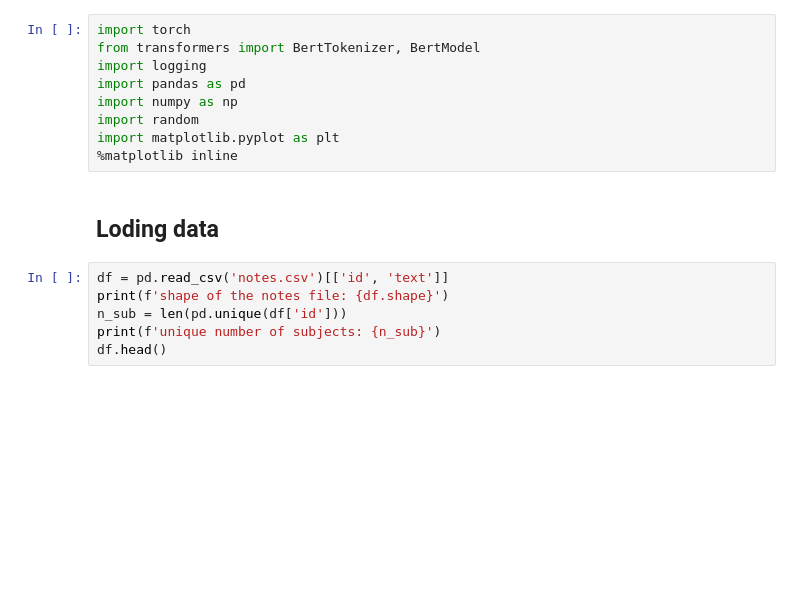
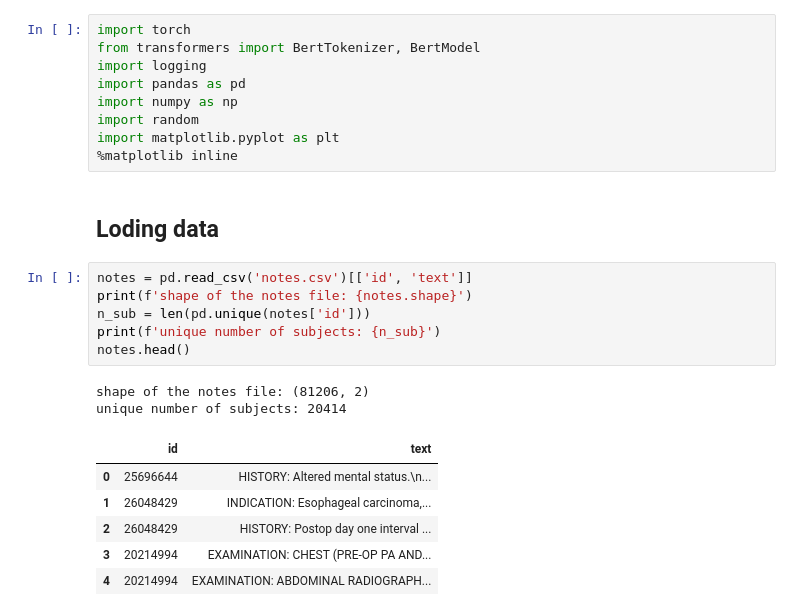
Before and after one commit to xuqianyi/SPH6004_group_assignment, a Jupyter notebook: 6004_text.ipynb, the cells around one changed output. Cells and saved outputs as stored; diff of their text form; blank space fills up the shorter version.

```diff
--- a/6004_text.ipynb
+++ b/6004_text.ipynb
@@ -12,10 +10,19 @@ import matplotlib.pyplot as plt
 # %% [markdown]
 ## Loding data
 # %%
-df = pd.read_csv('notes.csv')[['id', 'text']]
-print(f'shape of the notes file: {df.shape}')
-n_sub = len(pd.unique(df['id']))
+notes = pd.read_csv('notes.csv')[['id', 'text']]
+print(f'shape of the notes file: {notes.shape}')
+n_sub = len(pd.unique(notes['id']))
 print(f'unique number of subjects: {n_sub}')
-df.head()
+notes.head()
+# %% [output]
+shape of the notes file: (81206, 2)
+unique number of subjects: 20414
+|  | id | text |
+| 0 | 25696644 | HISTORY: Altered mental status.\n... |
+| 1 | 26048429 | INDICATION: Esophageal carcinoma,... |
+| 2 | 26048429 | HISTORY: Postop day one interval ... |
+| 3 | 20214994 | EXAMINATION: CHEST (PRE-OP PA AND... |
+| 4 | 20214994 | EXAMINATION: ABDOMINAL RADIOGRAPH... |
 # %%
 # distribution of how many notes each subject has
```
Also changed, not shown: parts of 25 cells of this notebook.
